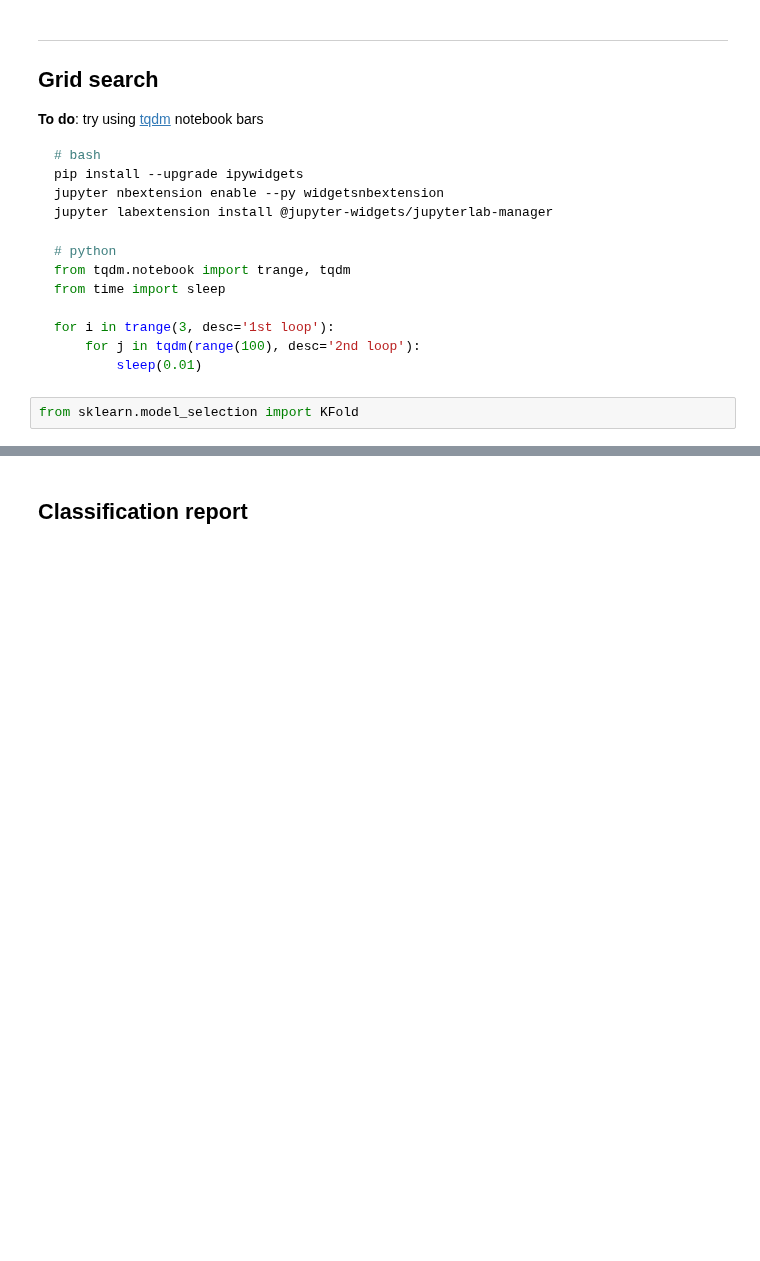
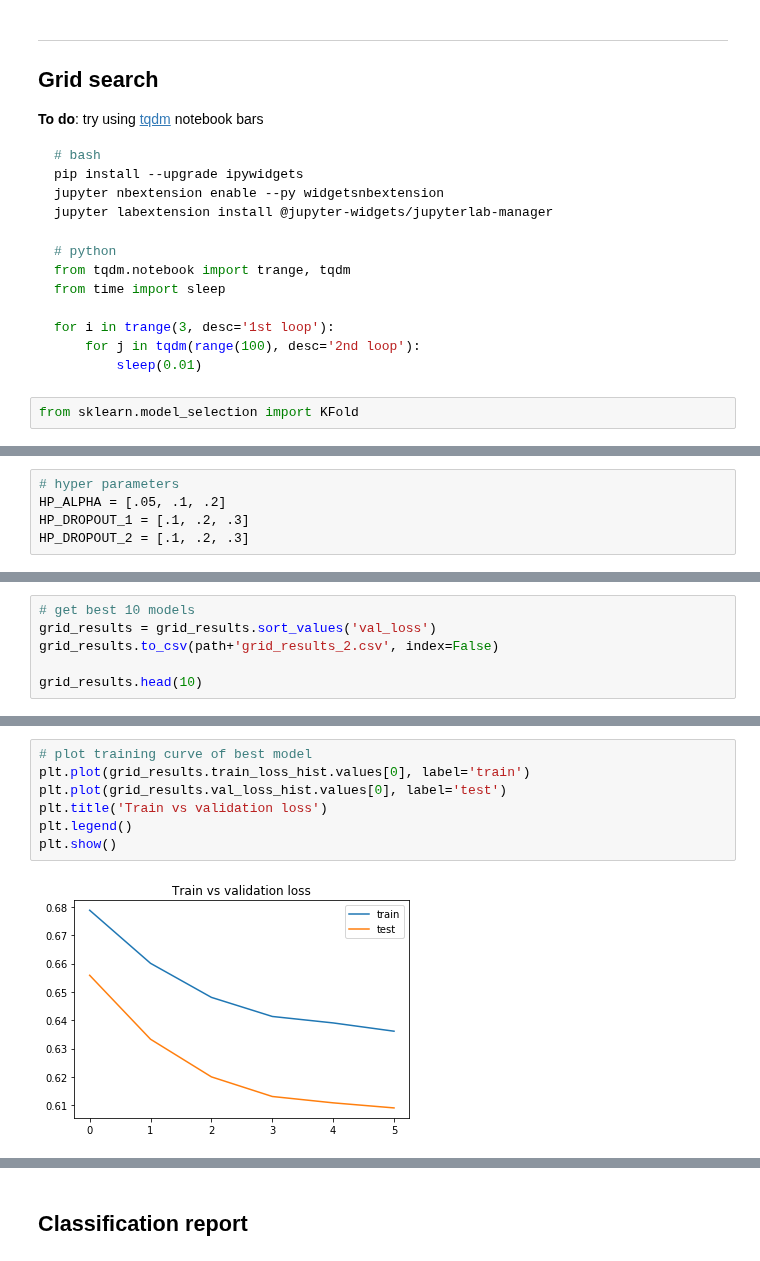
Before and after one commit to James-Leslie/deep-collaborative-filtering, a Jupyter notebook: tf-movielens100k.ipynb, the cells around one changed output, grey strips where cells are left out. Cells and saved outputs as stored; diff of their text form; blank space fills up the shorter version.

```diff
--- a/tf-movielens100k.ipynb
+++ b/tf-movielens100k.ipynb
@@ -328,0 +338,5 @@ plt.show()
+# %%
+# hyper parameters
+HP_ALPHA = [.05, .1, .2]
+HP_DROPOUT_1 = [.1, .2, .3]
+HP_DROPOUT_2 = [.1, .2, .3]
@@ -328,0 +469,6 @@ plt.show()
+# %%
+# get best 10 models
+grid_results = grid_results.sort_values('val_loss')
+grid_results.to_csv(path+'grid_results_2.csv', index=False)
+
+grid_results.head(10)
@@ -328,0 +487,9 @@ plt.show()
+# %%
+# plot training curve of best model
+plt.plot(grid_results.train_loss_hist.values[0], label='train')
+plt.plot(grid_results.val_loss_hist.values[0], label='test')
+plt.title('Train vs validation loss')
+plt.legend()
+plt.show()
+# %% [output]
+[figure, added]
```
Also changed, not shown: parts of 13 cells of this notebook, 2 other files.
